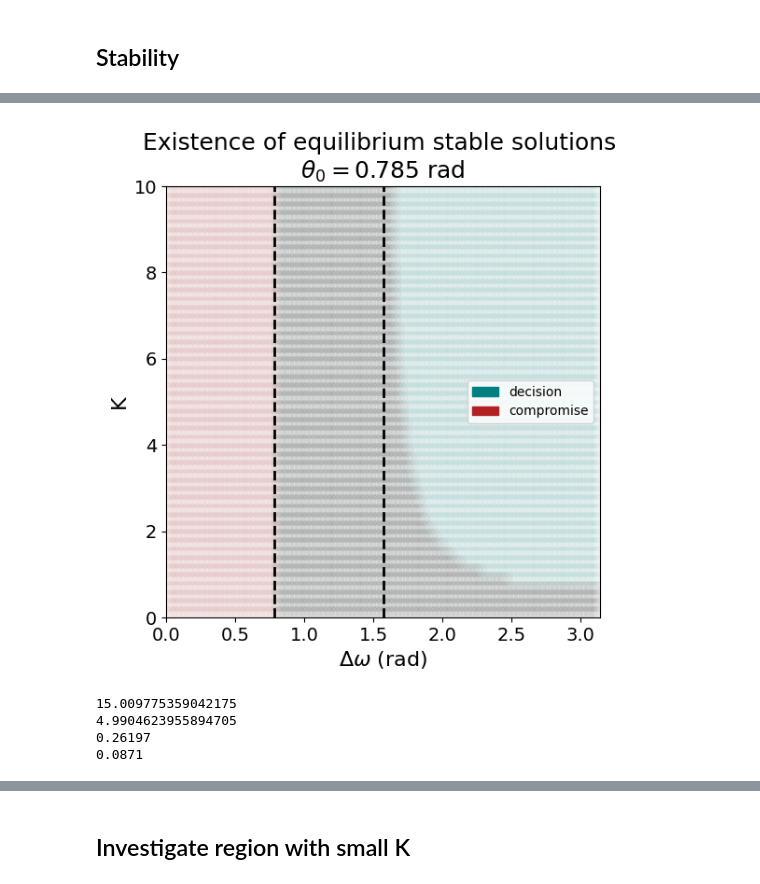
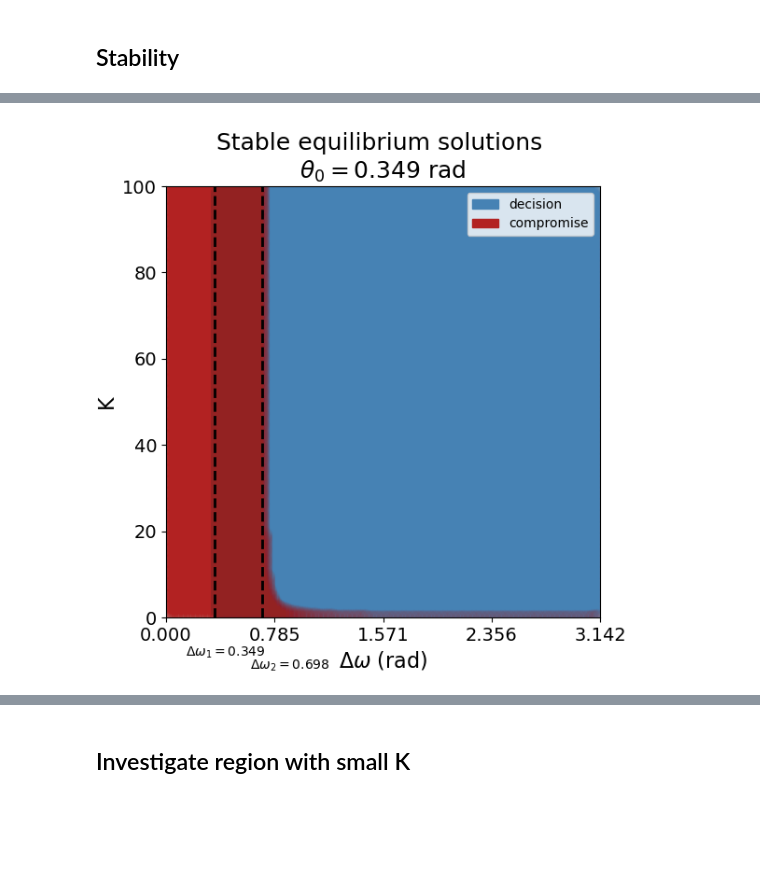
Before and after one commit to eleonoragatti44/Master-Thesis-Gatti, a Jupyter notebook: ode_models/phase_diag/new_stab_analysis.ipynb, the cells around one changed output, grey strips where cells are left out. Cells and saved outputs as stored; diff of their text form; code cells hidden in the pictures; blank space fills up the shorter version.

```diff
--- a/ode_models/phase_diag/new_stab_analysis.ipynb
+++ b/ode_models/phase_diag/new_stab_analysis.ipynb
@@ -113,7 +95,7 @@ df.to_csv(f'stab_analysis/compromise_{np.degrees(theta0)}theta0_big.csv', index=
 # %%
 # read the csv file
-#df_comp = pd.read_csv('stab_analysis/compromise_20.0theta0.csv')
-df_comp = pd.read_csv('stab_analysis/compromise_45.0theta0_big.csv')
+df_comp = pd.read_csv('stab_analysis/compromise_20.0theta0_big.csv')
+# df_comp = pd.read_csv('stab_analysis/compromise_45.0theta0_try.csv')
 # %%
 t1 = df_comp['theta1'].values
 t2 = df_comp['theta2'].values
@@ -529,4 +412,3 @@ df.to_csv(f'stab_analysis/decision_{np.degrees(theta0)}theta0_big.csv', index=Fa
 # %%
 # read the csv file
-df_dec = pd.read_csv('stab_analysis/decision_45.0theta0_big.csv')
-df_dec
+df_dec = pd.read_csv('stab_analysis/decision_20.0theta0_big.csv')
@@ -670,8 +515,6 @@ plt.show()
 # ax.text(8, -5, rf'$\Delta \omega_1=${np.degrees(theta0)}', fontsize=10)
 # ax.text(35, -8, rf'$\Delta \omega_2=${np.degrees(2*theta0)}', fontsize=10)
 
-
-
 # # set tick size
 # ax.tick_params(axis='both', which='major', labelsize=14)
 # red_patch = mpatches.Patch(color='firebrick', label='decision')
@@ -682,56 +525,39 @@ plt.show()
 # ax.set_ylim(0, 100)
 # #draw vertical lines
 # plt.show()
 
+
 # RADIANS
 
 # plot phase diagram in 2d for different values of K, omega_diff and boolean plot
 # with different colors when both df_dec['stable']==True and df_comp['stable']==True
 fig = plt.figure(figsize=(6, 6))
 ax = fig.add_subplot(111)
-ax.set_title(f'Existence of equilibrium stable solutions \n' + r'$\theta_0=$'+f'{round(theta0, 3)} rad', fontsize=18)
+ax.set_title(f'Stable equilibrium solutions \n' + r'$\theta_0=$'+f'{round(theta0, 3)} rad', fontsize=18)
 ax.set_xlabel(r'$\Delta\omega$ (rad)', fontsize=16)
 ax.set_ylabel('K', fontsize=16)
-ax.scatter(df_comp[df_comp['stable']==True]['omega_diff'], df_comp[df_comp['stable']==True]['K'], c='firebrick', alpha=0.02, s=100)
-ax.scatter(df_dec[df_dec['stable']==True]['omega_diff'], df_dec[df_dec['stable']==True]['K'], c='teal', alpha=0.02, s=100)
+ax.scatter(df_dec[df_dec['stable']==True]['omega_diff'], df_dec[df_dec['stable']==True]['K'], c='steelblue', alpha=0.05, s=100)
+ax.scatter(df_comp[df_comp['stable']==True]['omega_diff'], df_comp[df_comp['stable']==True]['K'], c='firebrick', alpha=0.03, s=100)
 
 # set vertical line at theta0 and 2*theta0
 ax.axvline(x=theta0, c='black', linestyle='--', alpha=1, linewidth=2)
 ax.axvline(x=2*theta0, c='black', linestyle='--', alpha=1, linewidth=2)
 ax.text(np.radians(8), -9, rf'$\Delta \omega_1=${round(theta0, 3)}', fontsize=10)
 ax.text(np.radians(35), -12, rf'$\Delta \omega_2=${round(2*theta0, 3)}', fontsize=10)
 
-
-
 # set tick size
 ax.tick_params(axis='both', which='major', labelsize=14)
-red_patch = mpatches.Patch(color='teal', label='decision')
+red_patch = mpatches.Patch(color='steelblue', label='decision')
 blue_patch = mpatches.Patch(color='firebrick', label='compromise')
 plt.legend(handles=[red_patch, blue_patch])
 #set x limits
 ax.set_xlim(0, np.pi)
-ax.set_ylim(0, 10)
+ax.set_ylim(0, 100)
+ax.set_xticks(np.arange(0, np.pi+0.1, np.pi/4))
 #draw vertical lines
 plt.show()
 
 # save plot in pdf with 300 dpi
-# fig.savefig('img/phase_diagram_rad.pdf', dpi=100)
+# fig.savefig('../img/phase_diagram_rad.jpeg', dpi=400, bbox_inches='tight')
 # %% [output]
-[figure, old version]
+[figure, new version]
-# %%
-# for K close to 2/3 check which are the values of theta1 and theta2 that are solutions in df_comp
-# df_comp[(df_comp['K']>=0.6) & (df_comp['K']<=0.7) & (df_comp['stable']==True)]
-
-check = df_comp[(round(df_comp['K'],1)==0.5) & (abs((df_comp['omega_diff'] - np.radians(20))) < 0.01)]
-np.degrees(check['omega1'])
-tt1 = check['theta1'].values[0]
-tt2 = check['theta2'].values[0]
-print(np.degrees(tt1))
-print(np.degrees(tt2))
-print(tt1)
-print(tt2)
-# %% [output]
-15.009775359042175
-4.9904623955894705
-0.26197
-0.0871
```
Also changed, not shown: parts of 20 cells of this notebook, 59 other files.
